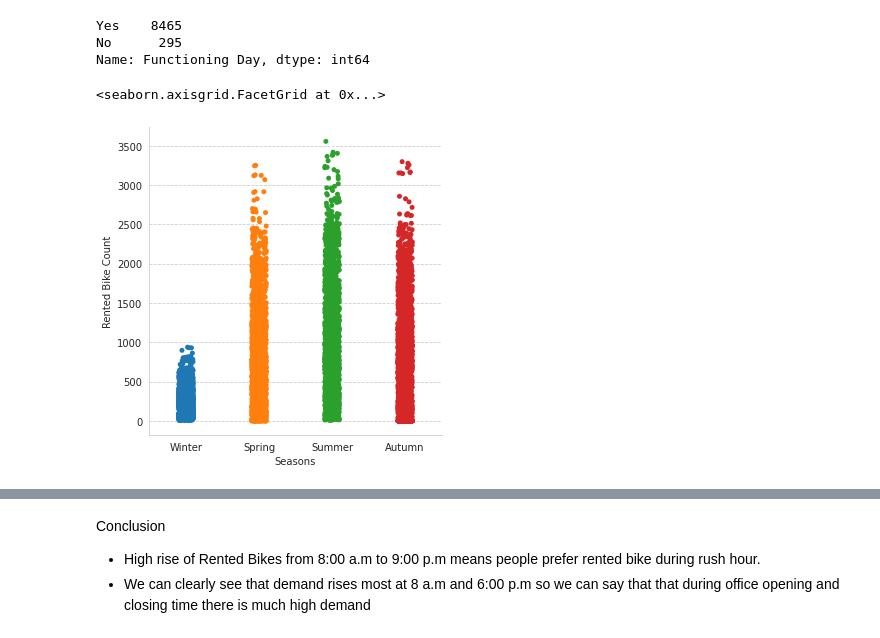
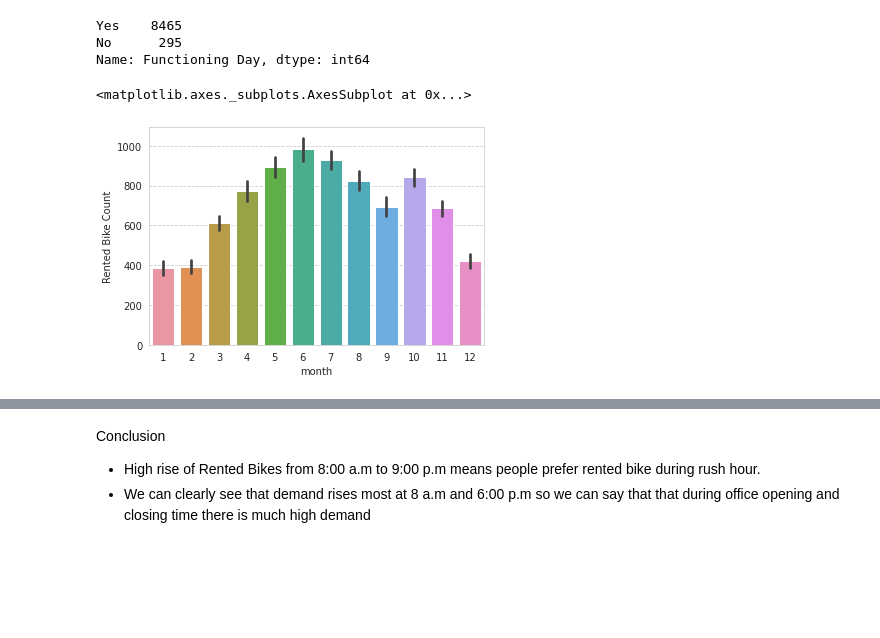
Before and after one commit to raunaksatone5/Bike-Sharing-Demand-Prediction, a Jupyter notebook: Bike_Sharing_Demand_Prediction_Capstone_Project.ipynb, the cells around one changed output, grey strips where cells are left out. Cells and saved outputs as stored; diff of their text form; code cells hidden in the pictures; blank space fills up the shorter version.

```diff
--- a/Bike_Sharing_Demand_Prediction_Capstone_Project.ipynb
+++ b/Bike_Sharing_Demand_Prediction_Capstone_Project.ipynb
@@ -313,9 +310,9 @@ bike_df['Functioning Day'].value_counts()
 Yes    8465
 No      295
 Name: Functioning Day, dtype: int64
-# %%
-# ploting cat plot for more info
-sns.catplot(x='Seasons',y='Rented Bike Count',data=bike_df)
-# %% [output]
-<seaborn.axisgrid.FacetGrid at 0x...>
-[figure, removed]
+# %%
+# checking monthly count of rented bikes
+sns.barplot(x=bike_df['month'],y=bike_df['Rented Bike Count'])
+# %% [output]
+<matplotlib.axes._subplots.AxesSubplot at 0x...>
+[figure, added]
```
Also changed, not shown: parts of 61 cells of this notebook.
